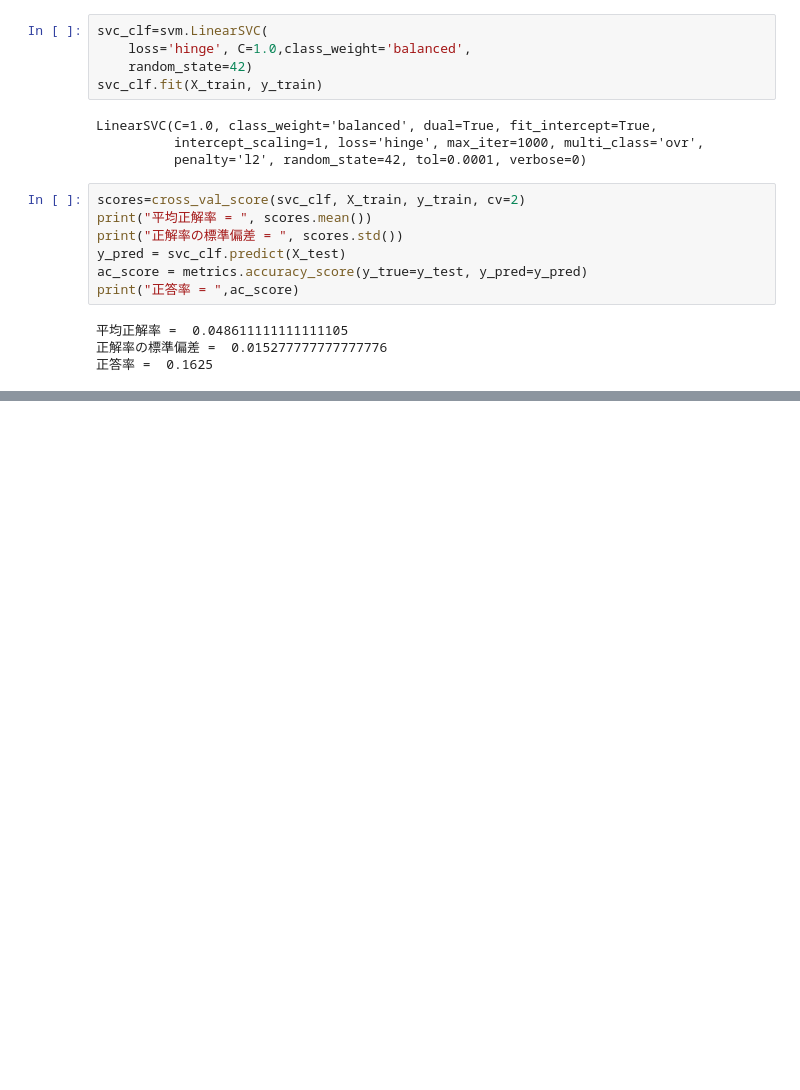
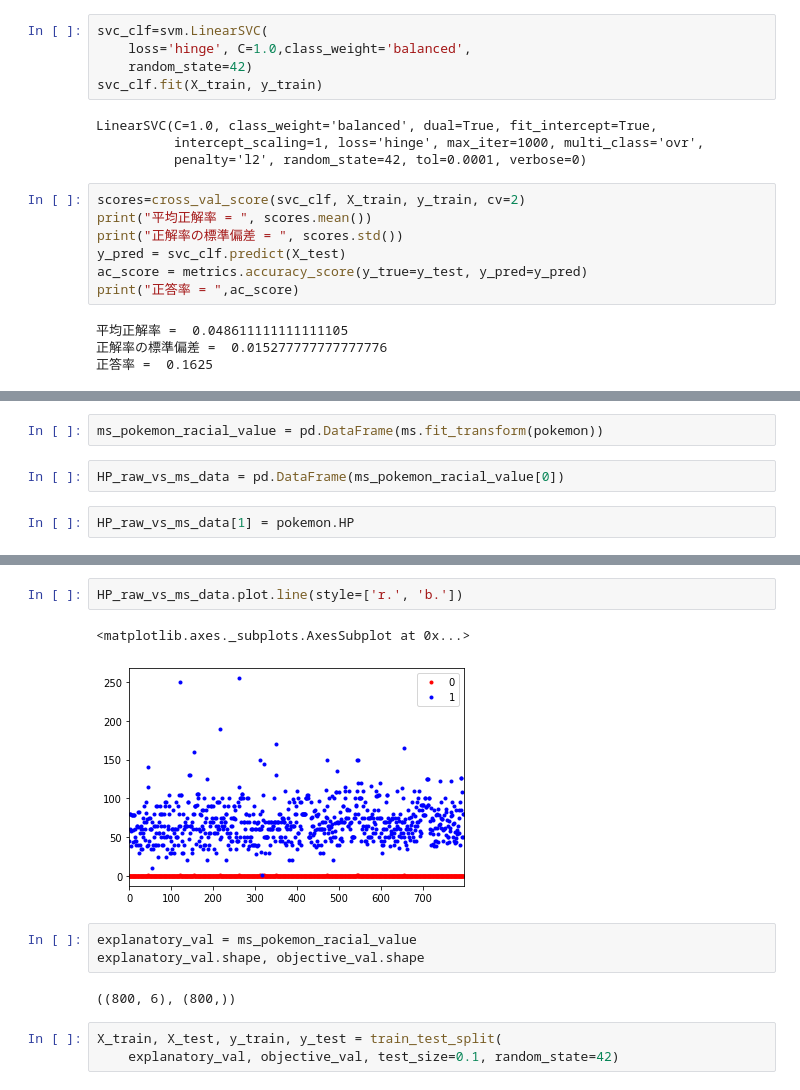
Before and after one commit to HamaguchiKazuki/kaggle_com, a Jupyter notebook: pokemon/pokemon_type_predict.ipynb, the cells around one changed output, grey strips where cells are left out. Saved outputs shown, nothing was run; the diff lists cells and outputs as text; blank space fills up the shorter version.

```diff
--- a/pokemon/pokemon_type_predict.ipynb
+++ b/pokemon/pokemon_type_predict.ipynb
@@ -215,0 +280,6 @@ print("正答率 = ",ac_score)
+# %%
+ms_pokemon_racial_value = pd.DataFrame(ms.fit_transform(pokemon))
+# %%
+HP_raw_vs_ms_data = pd.DataFrame(ms_pokemon_racial_value[0])
+# %%
+HP_raw_vs_ms_data[1] = pokemon.HP
@@ -215,0 +302,13 @@ print("正答率 = ",ac_score)
+# %%
+HP_raw_vs_ms_data.plot.line(style=['r.', 'b.'])
+# %% [output]
+<matplotlib.axes._subplots.AxesSubplot at 0x...>
+[figure, added]
+# %%
+explanatory_val = ms_pokemon_racial_value
+explanatory_val.shape, objective_val.shape
+# %% [output]
+((800, 6), (800,))
+# %%
+X_train, X_test, y_train, y_test = train_test_split(
+    explanatory_val, objective_val, test_size=0.1, random_state=42)
```
Also changed, not shown: parts of 17 cells of this notebook, 3 other files.
